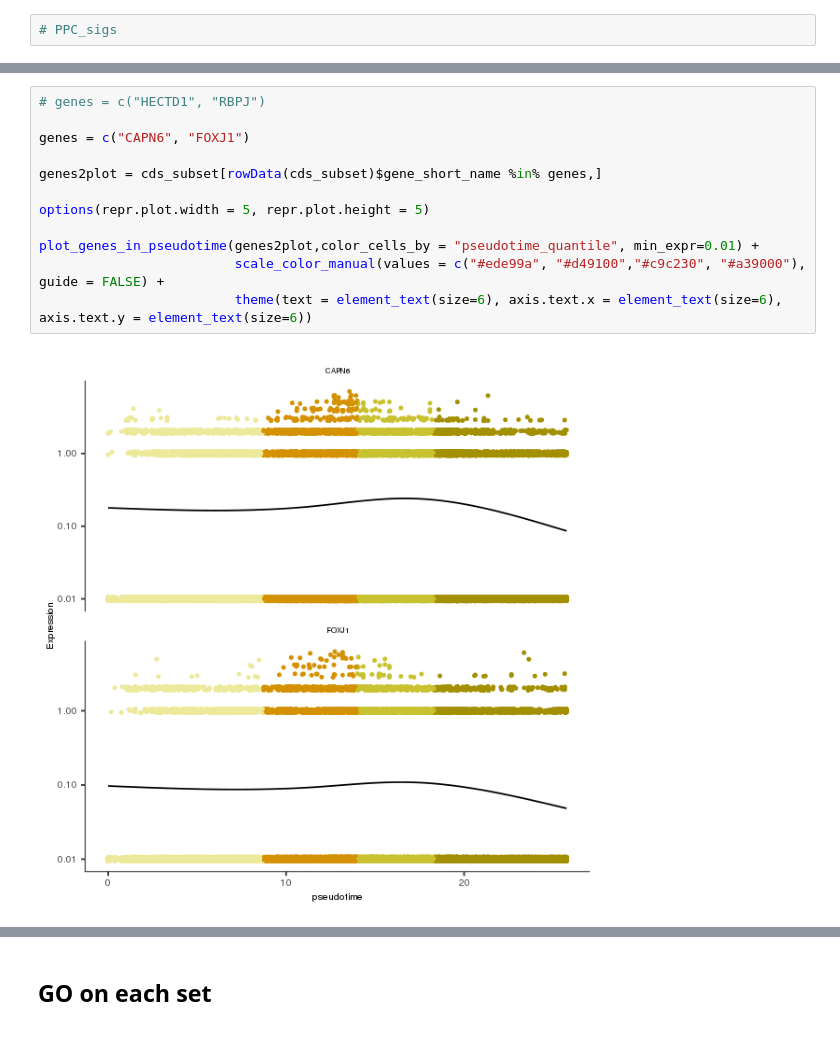
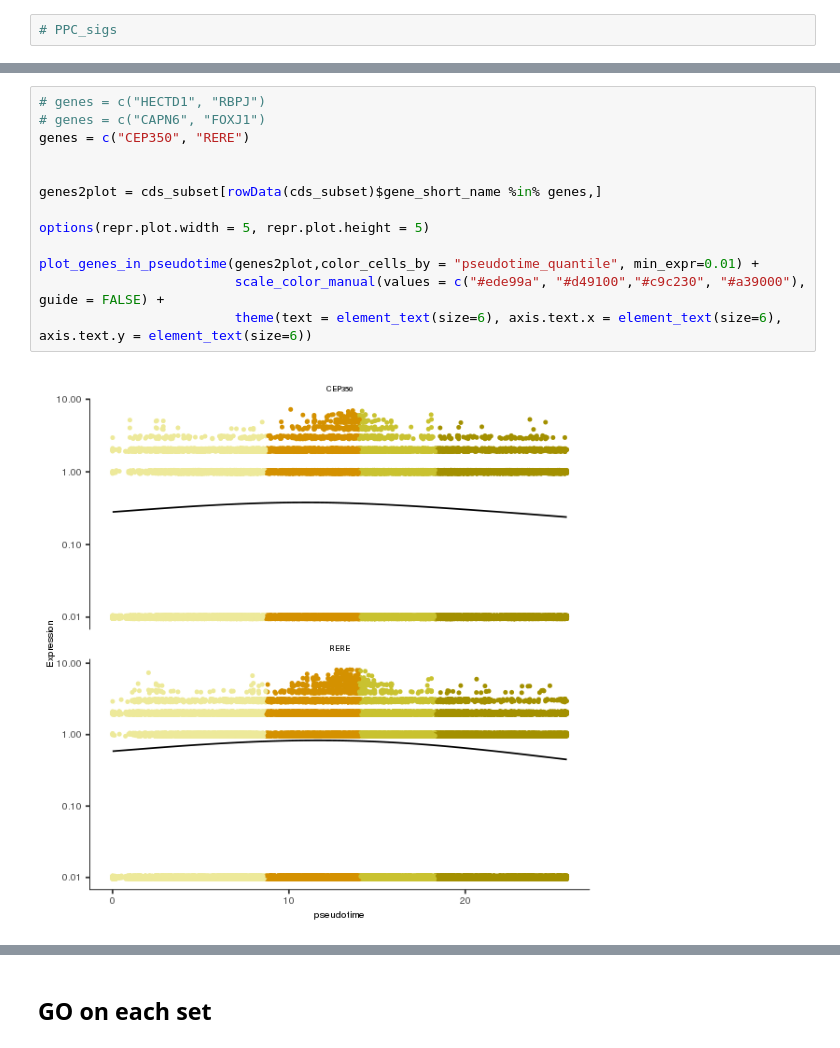
Before and after one commit to mkrdonovan/pancreatic_progenitor_singlecell, a Jupyter notebook: Figure_4_V01.ipynb, the cells around one changed output, grey strips where cells are left out. Cells and saved outputs as stored; diff of their text form.

Commit message:
final push last day at ucsd. figures 5 and 5 in V20 manuscript performed by Matteo.

```diff
--- a/Figure_4_V01.ipynb
+++ b/Figure_4_V01.ipynb
@@ -461,17 +869,18 @@ A data.frame: 10 × 5
 # %%
 # genes = c("HECTD1", "RBPJ")
+# genes = c("CAPN6", "FOXJ1")
+genes = c("CEP350", "RERE")
 
-genes = c("CAPN6", "FOXJ1")
 
 genes2plot = cds_subset[rowData(cds_subset)$gene_short_name %in% genes,]
 
 options(repr.plot.width = 5, repr.plot.height = 5)
 
 plot_genes_in_pseudotime(genes2plot,color_cells_by = "pseudotime_quantile", min_expr=0.01) +
                          scale_color_manual(values = c("#ede99a", "#d49100","#c9c230", "#a39000"), guide = FALSE) +
                          theme(text = element_text(size=6), axis.text.x = element_text(size=6), axis.text.y = element_text(size=6))
 # %% [output]
-[figure, old version]
+[figure, new version]
 # %%
 g6[ rownames(g6) %in% PPC_sigs, ]
 # %% [output]
```
Also changed, not shown: parts of 87 cells of this notebook, 8 other files.
